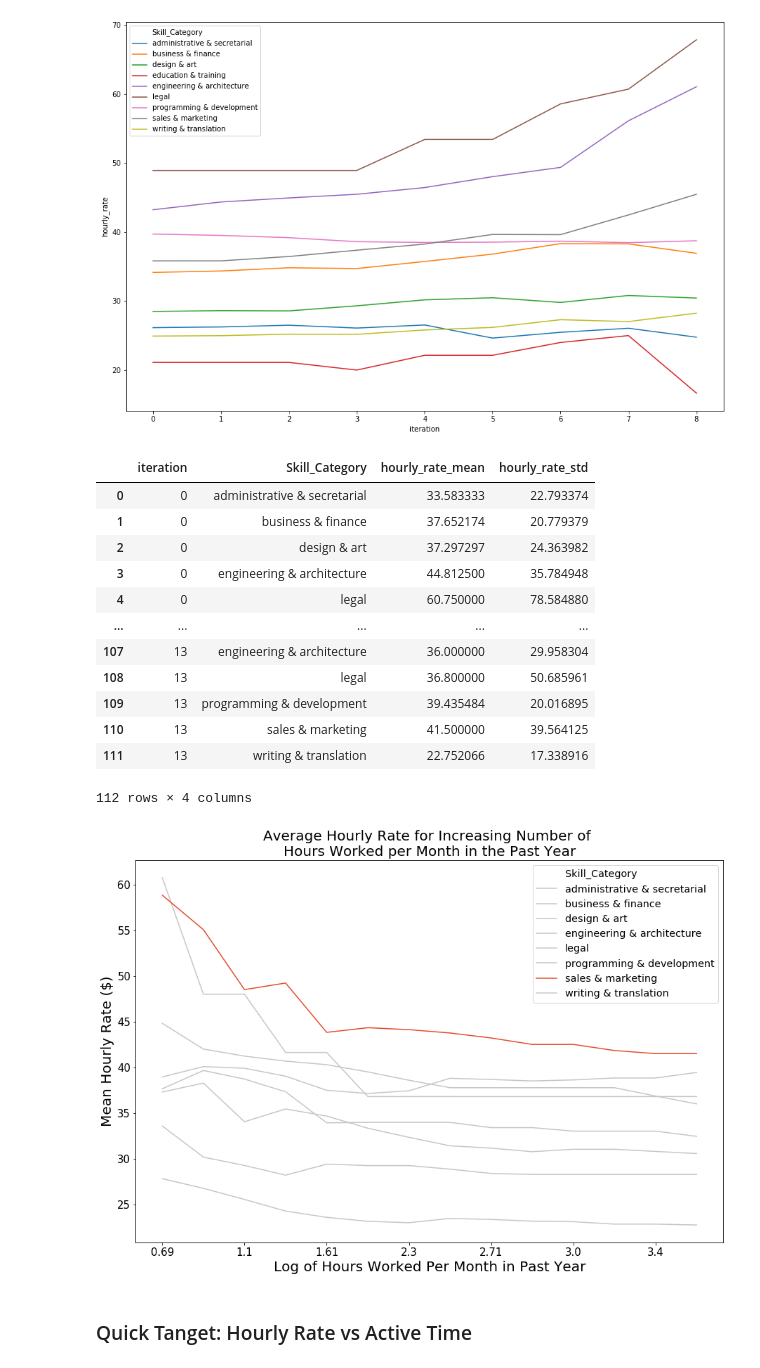
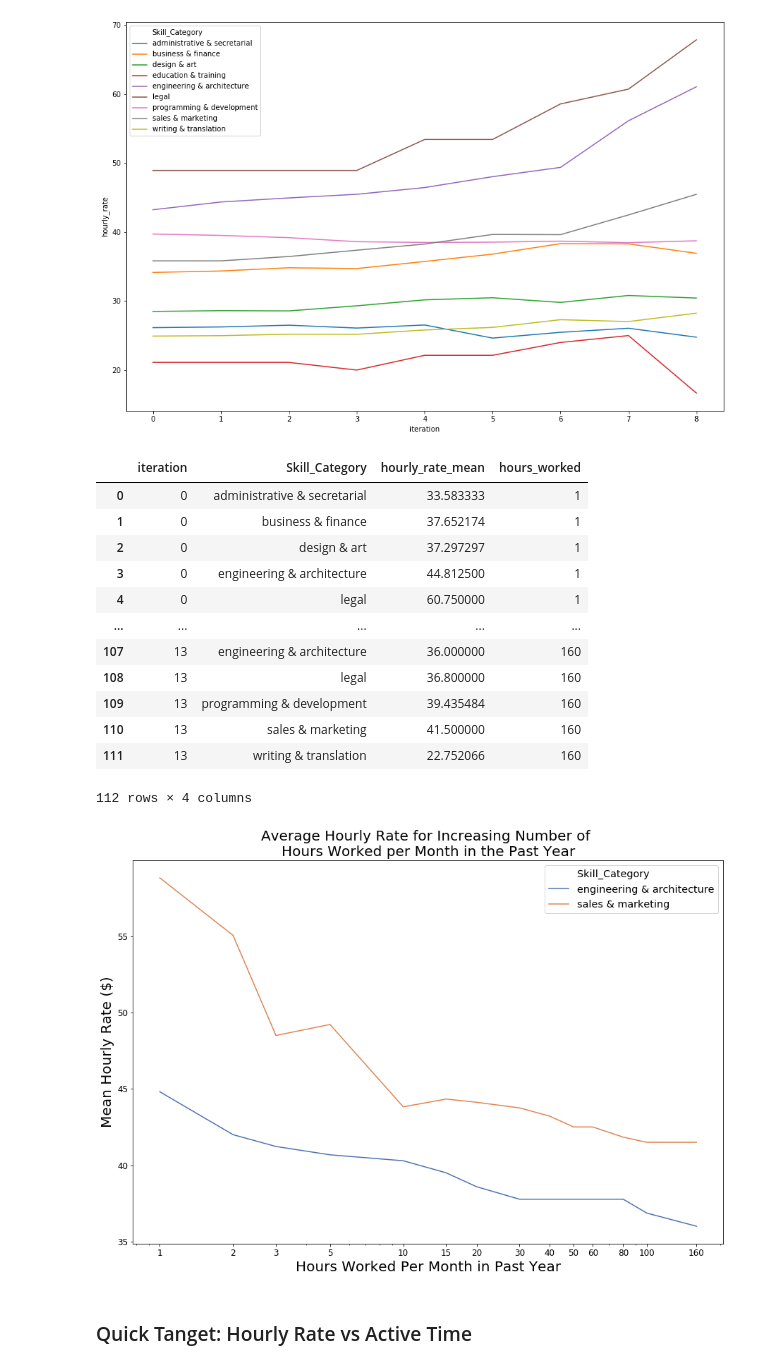
Before and after one commit to lmgibson/MyRate, a Jupyter notebook: notebooks/eda/myrate_eda.ipynb, the cells around one changed output. Drawn from its saved outputs; the diff is of its cells as text; code cells hidden in the pictures.

Commit message:
Modifed hourly rate vs hours worked plot to use only two lines and fixed x-axis to have a log scale

```diff
--- a/notebooks/eda/myrate_eda.ipynb
+++ b/notebooks/eda/myrate_eda.ipynb
@@ -945,59 +945,75 @@ for j, skill_val in enumerate(skills):
 
 
 # Cleaning
+# Main Data
 hr_by_skill_pd = pd.DataFrame(hr_by_skill).stack()
 hr_by_skill_pd = hr_by_skill_pd.reset_index()
 hr_by_skill_pd.columns = ['iteration','Skill_Category','hourly_rate_mean']
 
-hr_by_skill_std_pd = pd.DataFrame(hr_by_skill_std).stack()
-hr_by_skill_std_pd = hr_by_skill_std_pd.reset_index()
-hr_by_skill_std_pd.columns = ['iteration','Skill_Category','hourly_rate_std']
+# Enumerate Value Data
+hours = [1, 2, 3, 5, 10, 15, 20, 30, 40, 50, 60, 80, 100, 160]
+iters = list(range(0,14))
+iter_hours_crswlk = pd.DataFrame({'iteration': iters,
+                                 'hours_worked': hours})
 
-# They're in the same order so I'm going to add on the standard deviation
-hr_by_skill_pd['hourly_rate_std'] = hr_by_skill_std_pd.hourly_rate_std
+# Merging with Main Data
+hr_by_skill_pd = hr_by_skill_pd.merge(iter_hours_crswlk, on = ['iteration'])
+
+# hr_by_skill_std_pd = pd.DataFrame(hr_by_skill_std).stack()
+# hr_by_skill_std_pd = hr_by_skill_std_pd.reset_index()
+# hr_by_skill_std_pd.columns = ['iteration','Skill_Category','hourly_rate_std']
+
+# # They're in the same order so I'm going to add on the standard deviation
+# hr_by_skill_pd['hourly_rate_std'] = hr_by_skill_std_pd.hourly_rate_std
 display(hr_by_skill_pd)
 # %% [output]
-|  | iteration | Skill_Category | hourly_rate_mean | hourly_rate_std |
-| 0 | 0 | administrative & secretarial | 33.583333 | 22.793374 |
-| 1 | 0 | business & finance | 37.652174 | 20.779379 |
-| 2 | 0 | design & art | 37.297297 | 24.363982 |
-| 3 | 0 | engineering & architecture | 44.812500 | 35.784948 |
-| 4 | 0 | legal | 60.750000 | 78.584880 |
+|  | iteration | Skill_Category | hourly_rate_mean | hours_worked |
+| 0 | 0 | administrative & secretarial | 33.583333 | 1 |
+| 1 | 0 | business & finance | 37.652174 | 1 |
+| 2 | 0 | design & art | 37.297297 | 1 |
+| 3 | 0 | engineering & architecture | 44.812500 | 1 |
+| 4 | 0 | legal | 60.750000 | 1 |
 | ... | ... | ... | ... | ... |
-| 107 | 13 | engineering & architecture | 36.000000 | 29.958304 |
-| 108 | 13 | legal | 36.800000 | 50.685961 |
-| 109 | 13 | programming & development | 39.435484 | 20.016895 |
-| 110 | 13 | sales & marketing | 41.500000 | 39.564125 |
-| 111 | 13 | writing & translation | 22.752066 | 17.338916 |
+| 107 | 13 | engineering & architecture | 36.000000 | 160 |
+| 108 | 13 | legal | 36.800000 | 160 |
+| 109 | 13 | programming & development | 39.435484 | 160 |
+| 110 | 13 | sales & marketing | 41.500000 | 160 |
+| 111 | 13 | writing & translation | 22.752066 | 160 |
 112 rows × 4 columns
 # %%
 # Prepping plot
 plt.figure(figsize=(15,10))
 
 # Custom palette
-colors = ["#cac5c4","#cac5c4","#cac5c4","#cac5c4","#cac5c4","#cac5c4","#e44c2c","#cac5c4","#cac5c4"]
-sns.set_palette(sns.color_palette(colors))
+#colors = ["#cac5c4","#cac5c4","#cac5c4","#cac5c4","#cac5c4","#cac5c4","#e44c2c","#cac5c4","#cac5c4"]
+# sns.set_palette(sns.color_palette(colors))
 
 # Default Palette
-# sns.set_palette("deep")
+sns.set_palette("deep")
 
-plot = sns.lineplot(x = hr_by_skill_pd.iteration, y = hr_by_skill_pd.hourly_rate_mean,
-                    hue = hr_by_skill_pd.Skill_Category, )
+plot = sns.lineplot(x = 'hours_worked', y = 'hourly_rate_mean',
+                    hue = 'Skill_Category',
+                    data = hr_by_skill_pd[(hr_by_skill_pd['Skill_Category'] == 'sales & marketing') | (
+                    hr_by_skill_pd['Skill_Category'] == 'engineering & architecture')])
 
 # Setting Params
-plot.set(xticklabels = np.round_(np.log([1, 2, 3, 5, 10, 15, 20, 30, 40, 50, 60, 80, 100, 160]),2))
-plot.set_xlabel("Log of Hours Worked Per Month in Past Year", fontsize = 20)
+plot.set_xscale('log')
+plot.set_xlabel("Hours Worked Per Month in Past Year", fontsize = 20)
 plot.set_ylabel("Mean Hourly Rate ($)", fontsize = 20)
 plot.set_title("Average Hourly Rate for Increasing Number of \nHours Worked per Month in the Past Year",
                fontsize = 20)
 plot.legend(fontsize='x-large', title_fontsize='40')
-plot.tick_params(labelsize = 15)
+plot.tick_params(labelsize = 12)
+xticks = [1, 2, 3, 5, 10, 15, 20, 30, 40, 50, 60, 80, 100, 160]
+plot.set_xticks(xticks)
+plot.set_xticklabels(xticks)
+
 
 # Output
 plt.show()
 # The left most side is includes people who worked alot. The right most side is for those who barely worked.
 # %% [output]
-[figure, old version]
+[figure, new version]
 # %% [markdown]
 ### Quick Tanget: Hourly Rate vs Active Time
 # %%
```
Also changed, not shown: parts of 3 cells of this notebook.
